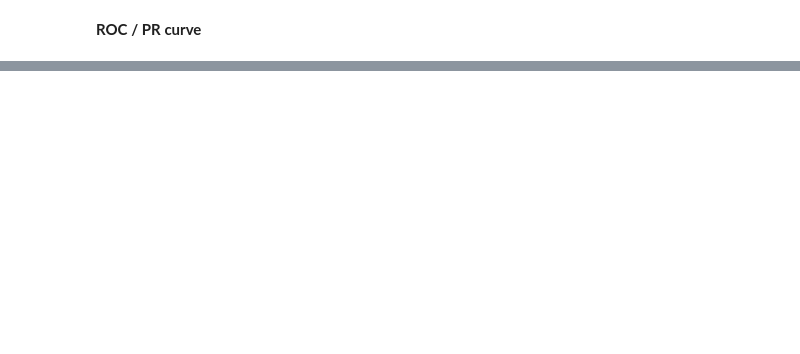
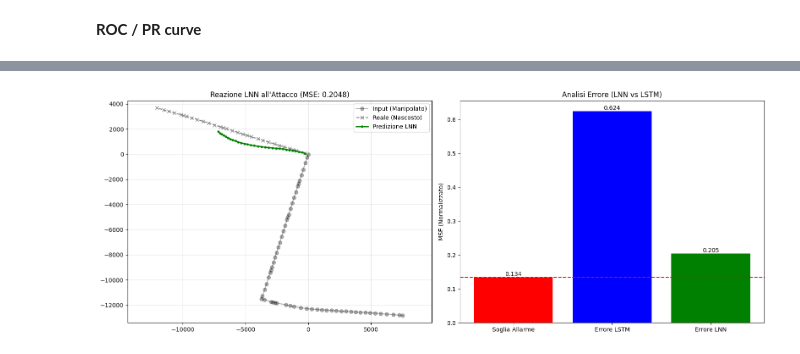
Before and after one commit to matteraggi/maritimeAIS, a Jupyter notebook: TrainingAIS.ipynb, the cells around one changed output, grey strips where cells are left out. Cells and saved outputs as stored; diff of their text form; code cells hidden in the pictures; blank space fills up the shorter version.

Commit message:
feat: new features for training + new hybrid training (SOG/COG centered) + new validation blocks

```diff
--- a/TrainingAIS.ipynb
+++ b/TrainingAIS.ipynb
@@ -48,7 +48,7 @@ NUM_LAYERS  = 2
 LR          = 0.001
 BATCH_SIZE  = 64
 EPOCHS      = 100
-EARLY_STOPPING_PATIENCE = 5
+EARLY_STOPPING_PATIENCE = 15
 
 # DATASET SPLIT & SEED
 TEST_RATIO = 0.15
@@ -548,7 +509,7 @@ Epoch 7/100 | TF: 0.20 | Train Loss: 0.032171 | Val Loss: 0.055699
 ## **Carica LSTM**
 # %%
 # caricamento del modello dalla cartella "models"
-state = torch.load("models/best_model_lstm.pt", map_location="cpu")
+state = torch.load("models/best_model_lstm_physics.pt", map_location="cpu")
 model_lstm.load_state_dict(state)
 
 model_lstm.eval()
@@ -731,7 +677,7 @@ Early stopping triggered at epoch 51
 # %% [markdown]
 ## **Carica LNN**
 # %%
-state = torch.load("models/best_model_lnn.pt", map_location="cpu")
+state = torch.load("models/best_model_hybrid.pt", map_location="cpu")
 model_lnn.load_state_dict(state)
 
 model_lnn.eval()
@@ -2106,0 +1174,88 @@ plot_confusion_matrix(conf_matrix)
+# %%
+def plot_final_comparison(model_lstm, model_lnn, X_clean, X_turn, y_clean, std_delta):
+
+    # Cerchiamo un esempio "didattico" dove l'attacco è evidente
+    found = False
+    while not found:
+        idx = np.random.randint(0, len(X_clean))
+
+        # Prendiamo i dati
+        inp_clean = torch.tensor(X_clean[idx:idx+1], dtype=torch.float32).to(device)
+        inp_turn  = torch.tensor(X_turn[idx:idx+1],  dtype=torch.float32).to(device)
+
+        # Predizioni LNN
+        model_lnn.eval()
+        with torch.no_grad():
+            # Predizione su input SANO
+            pred_lnn_clean_raw = model_lnn(inp_clean)[0].cpu().numpy()
+            # Predizione su input ATTACCATO
+            pred_lnn_turn_raw  = model_lnn(inp_turn)[0].cpu().numpy()
+
+        # Calcoliamo l'errore MSE dell'attacco (su tutte le features per il check)
+        y_real_raw = y_clean[idx]
+        mse_turn = np.mean((pred_lnn_turn_raw - y_real_raw)**2)
+
+        # Vogliamo mostrare un caso rilevato (MSE > 0.1340)
+        if mse_turn > 0.15:
+            found = True
+
+    # --- PLOTTING ---
+    fig, axes = plt.subplots(1, 2, figsize=(16, 6))
+
+    # --- FIX QUI: Selezioniamo solo le prime 2 colonne (dX, dY) per i grafici ---
+
+    # 1. Storia (ultimi 30 min)
+    hist_turn = X_turn[idx, :, :2] * std_delta
+    path_hist = np.cumsum(hist_turn, axis=0)
+    offset = path_hist[-1]
+    path_hist = path_hist - offset
+
+    # 2. Futuro Reale
+    future_real = y_clean[idx][:, :2] * std_delta
+    path_real = np.cumsum(future_real, axis=0)
+
+    # 3. Predizione LNN
+    pred_m = pred_lnn_turn_raw[:, :2] * std_delta
+    path_pred = np.cumsum(pred_m, axis=0)
+
+    # --- SUBPLOT 1: SCENARIO ---
+    ax = axes[0]
+    ax.plot(path_hist[:,0], path_hist[:,1], 'o-', color='black', alpha=0.3, label='Input (Manipolato)')
+    ax.plot(path_real[:,0], path_real[:,1], 'x--', color='gray', label='Reale (Nascosto)')
+    ax.plot(path_pred[:,0], path_pred[:,1], '.-', color='green', lw=2, label='Predizione LNN')
+
+    ax.set_title(f"Reazione LNN all'Attacco (MSE: {mse_turn:.4f})")
+    ax.legend()
+    ax.grid(True, alpha=0.3)
+    ax.axis('equal')
+
+    # --- SUBPLOT 2: CONFRONTO LSTM vs LNN ---
+    ax = axes[1]
+
+    # Calcoliamo anche LSTM per confronto
+    model_lstm.eval()
+    with torch.no_grad():
+        pred_lstm_turn_raw = model_lstm(inp_turn, y_teacher=None, tf_ratio=0.0)[0].cpu().numpy()
+
+    # MSE calcolato su TUTTE le feature (incluso SOG) per correttezza metrica
+    mse_lstm = np.mean((pred_lstm_turn_raw - y_real_raw)**2)
+
+    bars = ax.bar(['Soglia Allarme', 'Errore LSTM', 'Errore LNN'],
+                  [0.1340, mse_lstm, mse_turn],
+                  color=['red', 'blue', 'green'])
+
+    ax.axhline(0.1340, color='red', linestyle='--', label='Soglia Detection')
+    ax.set_title("Analisi Errore (LNN vs LSTM)")
+    ax.set_ylabel("MSE (Normalizzato)")
+
+    for bar in bars:
+        yval = bar.get_height()
+        ax.text(bar.get_x() + bar.get_width()/2, yval, f"{yval:.3f}", va='bottom', ha='center')
+
+    plt.tight_layout()
+    plt.show()
+
+# Esegui il plot
+plot_final_comparison(model_lstm, model_lnn, X_clean, X_turn, y_test, STD_DELTA)
+# %% [output]
+[figure, added]
```
Also changed, not shown: parts of 64 cells of this notebook, 3 other files.
